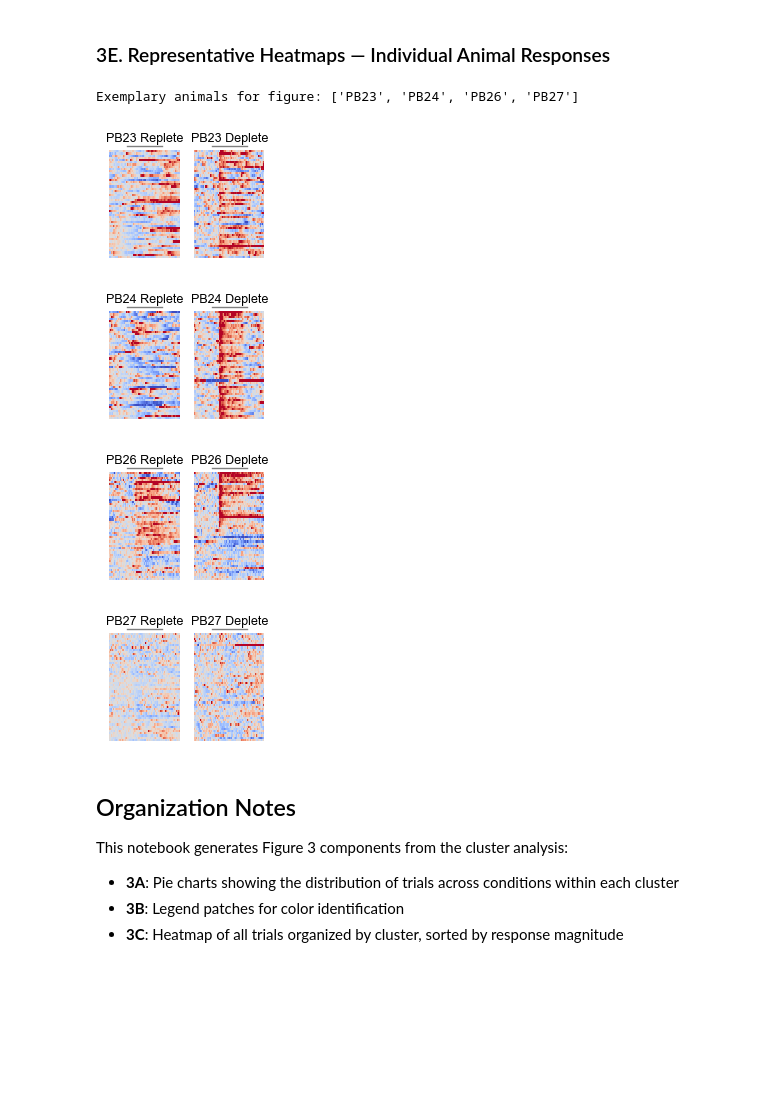
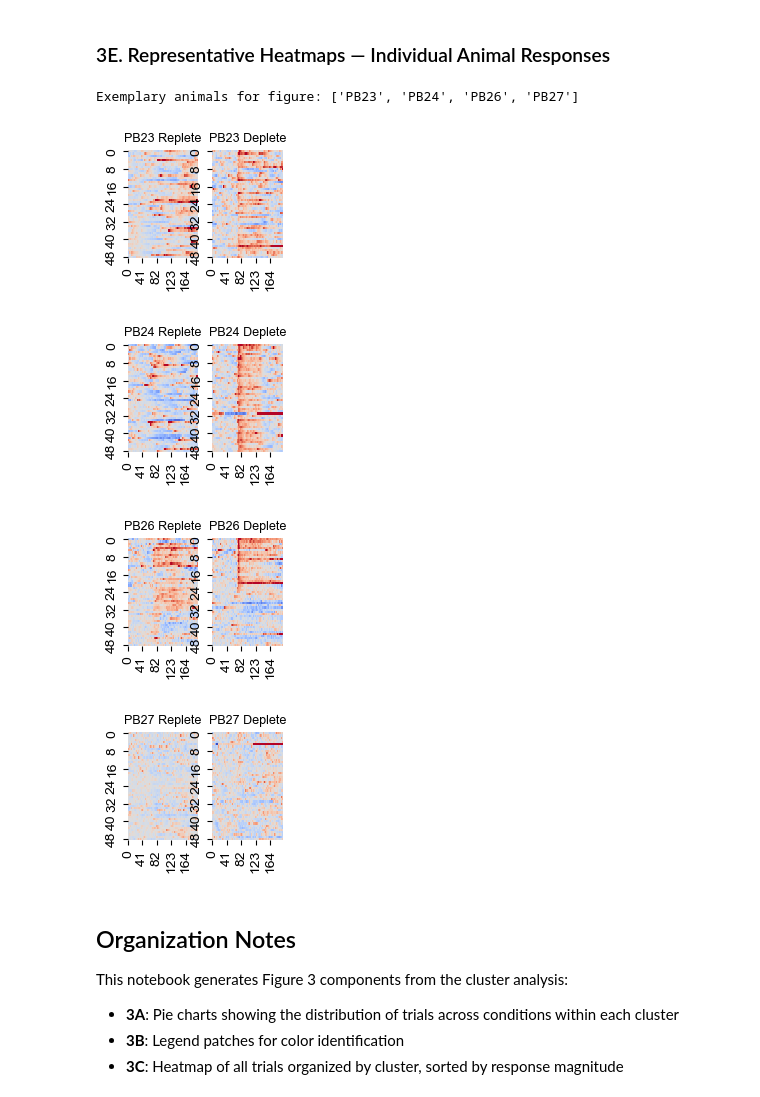
Before and after one commit to jaimemcc/bazzino, a Jupyter notebook: notebooks/figure_3_paper.ipynb, the cells around one changed output. Cells and saved outputs as stored; diff of their text form; code cells hidden in the pictures; blank space fills up the shorter version.

```diff
--- a/notebooks/figure_3_paper.ipynb
+++ b/notebooks/figure_3_paper.ipynb
@@ -299,45 +314,36 @@ plt.show()
 ### 3E. Representative Heatmaps — Individual Animal Responses
 # %%
 # Select exemplary animals for each cluster
-vlim = 2
+vlim = scale_vlim_to_data(snips_photo, percentile=99)
+# vlim = (-2, 2)  # Uncomment to override auto scaling with hardcoded values
 
 # Find animals with most trials for representation
 animal_trial_counts = x_array.groupby('id').size().sort_values(ascending=False)
 exemplary_animals = animal_trial_counts.head(4).index.tolist()  # Get top 4 animals
 
 print(f"Exemplary animals for figure: {exemplary_animals}")
 
 for animal_id in exemplary_animals:
     animal_data = x_array[x_array.id == animal_id]
 
     f, ax = plt.subplots(ncols=2, figsize=(2, 1.4))
 
     replete_data = snips_photo[(x_array.id == animal_id) & (x_array.condition == "replete"), :]
     deplete_data = snips_photo[(x_array.id == animal_id) & (x_array.condition == "deplete"), :]
 
     if len(replete_data) > 0:
-        sns.heatmap(data=replete_data, vmin=-vlim, vmax=vlim, ax=ax[0], cmap="coolwarm", cbar=False)
+        sns.heatmap(data=replete_data, vmin=vlim[0], vmax=vlim[1], ax=ax[0], cmap="coolwarm", cbar=False)
         ax[0].set_title(f"{animal_id} Replete", fontsize=9)
 
     if len(deplete_data) > 0:
-        sns.heatmap(data=deplete_data, vmin=-vlim, vmax=vlim, ax=ax[1], cmap="coolwarm", cbar=False)
+        sns.heatmap(data=deplete_data, vmin=vlim[0], vmax=vlim[1], ax=ax[1], cmap="coolwarm", cbar=False)
         ax[1].set_title(f"{animal_id} Deplete", fontsize=9)
-
-    for axis in ax:
-        axis.set_yticks([])
-        axis.set_xticks([])
-        axis.plot([50, 150], [-2, -2], color="k", alpha=0.5, linewidth=1, clip_on=False)
-
-    if SAVE_FIGS:
-        save_figure(f, f"fig3e_heatmap_representative_{animal_id}", FIGSFOLDER)
-
-    plt.show()
 # %% [output]
 Exemplary animals for figure: ['PB23', 'PB24', 'PB26', 'PB27']
-[figure, old version]
+[figure, new version]
-[figure, old version]
+[figure, new version]
-[figure, old version]
+[figure, new version]
-[figure, old version]
+[figure, new version]
 # %% [markdown]
 ## Organization Notes
 
```
Also changed, not shown: parts of 2 cells of this notebook, 4 other files.
